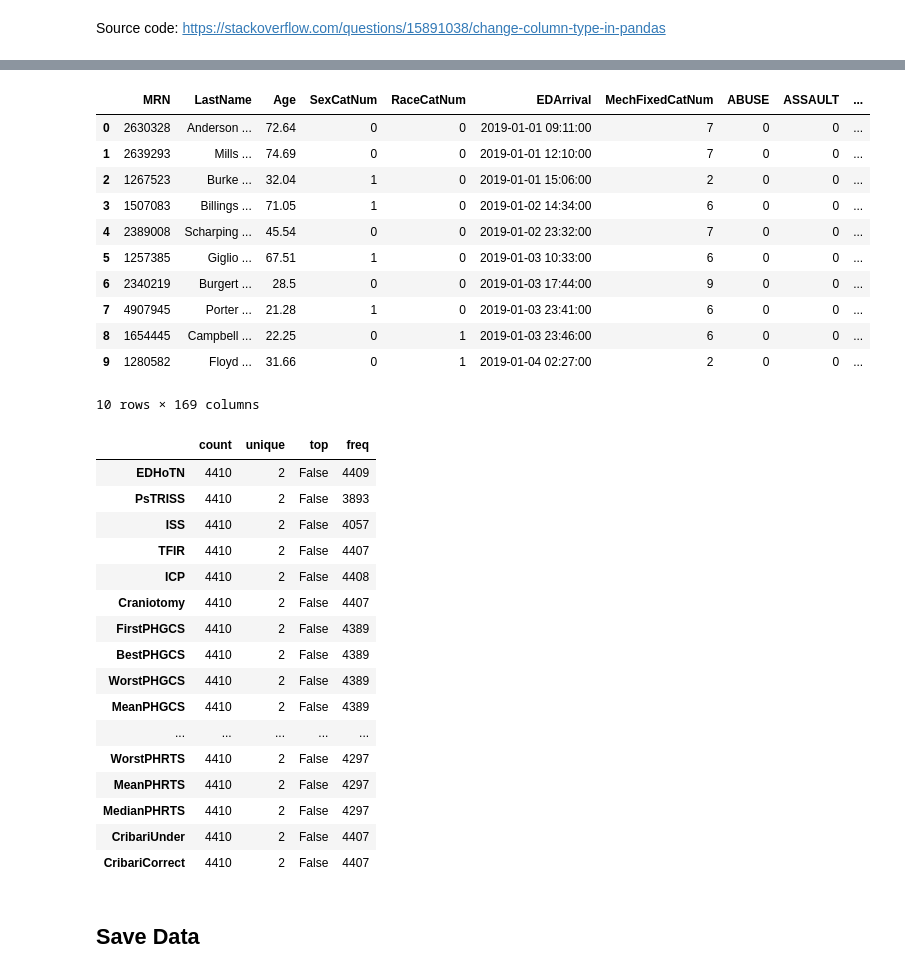
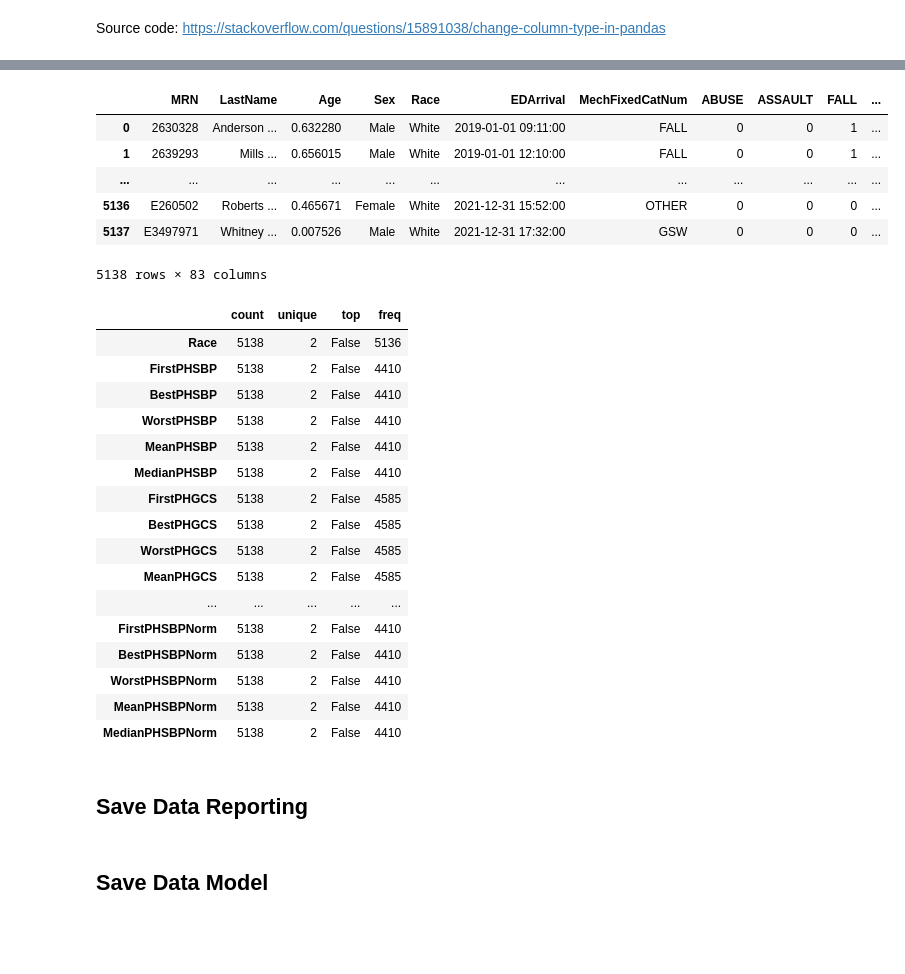
Before and after one commit to Rishabhkandoi/CapstoneUR, a Jupyter notebook: Code/DataPrep/TraumaDetectionDataExploration.ipynb, the cells around one changed output, grey strips where cells are left out. Cells and saved outputs as stored; diff of their text form; code cells hidden in the pictures; blank space fills up the shorter version.

```diff
--- a/Code/DataPrep/TraumaDetectionDataExploration.ipynb
+++ b/Code/DataPrep/TraumaDetectionDataExploration.ipynb
@@ -350,4 +399,5 @@ processed_data["IBD"] = processed_data["IBD"].astype(int)
 # %%
-# Creating one-hot encoding
-
-processed_data = pd.get_dummies(processed_data, columns=['Race', 'MechFixed', 'NFTILevel'])
+all_vars_data = pd.concat([all_vars_data,
+                           pd.get_dummies(all_vars_data[['Race', 'Sex', 'BvsPIdx']],
+                                          columns=['Race', 'Sex', 'BvsPIdx'])],
+                          axis=1)
@@ -376,0 +404,10 @@ processed_data = processed_data.drop(['Comorbids'], axis=1)
+# %%
+# Convert True/False to 1-0
+cols = all_vars_data.dtypes[all_vars_data.dtypes == 'boolean'].index
+all_vars_data[cols] = all_vars_data[cols].apply(np.int64)
+# %%
+# Converting Yes/No Column to 1/0
+all_vars_data['ChestTube'] = all_vars_data['ChestTube'].map({'Yes': 1, 'No': 0})
+all_vars_data['EmergentIntubation'] = all_vars_data['EmergentIntubation'].map({'Yes': 1, 'No': 0})
+all_vars_data['ICP'] = all_vars_data['ICP'].map({'Yes': 1, 'No': 0})
+all_vars_data['Craniotomy'] = all_vars_data['Craniotomy'].map({'Yes': 1, 'No': 0})
@@ -376,0 +418,2 @@ processed_data = processed_data.drop(['Comorbids'], axis=1)
+# %%
+all_vars_data.rename(columns={'PredActivation': 'ActivationLevel'}, inplace=True)
@@ -390,35 +435,31 @@ processed_data.describe()
 # %%
-processed_data.head(10)
+with pd.option_context('display.max_rows', 5, 'display.max_columns', None):
+    display(all_vars_data)
 # %% [output]
-|  | MRN | LastName | Age | SexCatNum | RaceCatNum | EDArrival | MechFixedCatNum | ABUSE | ASSAULT | ... |
-| 0 | 2630328 | Anderson ... | 72.64 | 0 | 0 | 2019-01-01 09:11:00 | 7 | 0 | 0 | ... |
-| 1 | 2639293 | Mills ... | 74.69 | 0 | 0 | 2019-01-01 12:10:00 | 7 | 0 | 0 | ... |
-| 2 | 1267523 | Burke ... | 32.04 | 1 | 0 | 2019-01-01 15:06:00 | 2 | 0 | 0 | ... |
-| 3 | 1507083 | Billings ... | 71.05 | 1 | 0 | 2019-01-02 14:34:00 | 6 | 0 | 0 | ... |
-| 4 | 2389008 | Scharping ... | 45.54 | 0 | 0 | 2019-01-02 23:32:00 | 7 | 0 | 0 | ... |
-| 5 | 1257385 | Giglio ... | 67.51 | 1 | 0 | 2019-01-03 10:33:00 | 6 | 0 | 0 | ... |
-| 6 | 2340219 | Burgert ... | 28.5 | 0 | 0 | 2019-01-03 17:44:00 | 9 | 0 | 0 | ... |
-| 7 | 4907945 | Porter ... | 21.28 | 1 | 0 | 2019-01-03 23:41:00 | 6 | 0 | 0 | ... |
-| 8 | 1654445 | Campbell ... | 22.25 | 0 | 1 | 2019-01-03 23:46:00 | 6 | 0 | 0 | ... |
-| 9 | 1280582 | Floyd ... | 31.66 | 0 | 1 | 2019-01-04 02:27:00 | 2 | 0 | 0 | ... |
+|  | MRN | LastName | Age | Sex | Race | EDArrival | MechFixedCatNum | ABUSE | ASSAULT | FALL | ... |
+| 0 | 2630328 | Anderson ... | 0.632280 | Male | White | 2019-01-01 09:11:00 | FALL | 0 | 0 | 1 | ... |
+| 1 | 2639293 | Mills ... | 0.656015 | Male | White | 2019-01-01 12:10:00 | FALL | 0 | 0 | 1 | ... |
+| ... | ... | ... | ... | ... | ... | ... | ... | ... | ... | ... | ... |
+| 5136 | E260502 | Roberts ... | 0.465671 | Female | White | 2021-12-31 15:52:00 | OTHER | 0 | 0 | 0 | ... |
+| 5137 | E3497971 | Whitney ... | 0.007526 | Male | White | 2021-12-31 17:32:00 | GSW | 0 | 0 | 0 | ... |
-10 rows × 169 columns
+5138 rows × 83 columns
 # %%
-processed_data.isna().describe().T[processed_data.isna().describe().T.unique > 1]
+all_vars_data.isna().describe().T[all_vars_data.isna().describe().T.unique > 1]
 # %% [output]
 |  | count | unique | top | freq |
-| EDHoTN | 4410 | 2 | False | 4409 |
-| PsTRISS | 4410 | 2 | False | 3893 |
-| ISS | 4410 | 2 | False | 4057 |
-| TFIR | 4410 | 2 | False | 4407 |
-| ICP | 4410 | 2 | False | 4408 |
-| Craniotomy | 4410 | 2 | False | 4407 |
-| FirstPHGCS | 4410 | 2 | False | 4389 |
-| BestPHGCS | 4410 | 2 | False | 4389 |
-| WorstPHGCS | 4410 | 2 | False | 4389 |
-| MeanPHGCS | 4410 | 2 | False | 4389 |
+| Race | 5138 | 2 | False | 5136 |
+| FirstPHSBP | 5138 | 2 | False | 4410 |
+| BestPHSBP | 5138 | 2 | False | 4410 |
+| WorstPHSBP | 5138 | 2 | False | 4410 |
+| MeanPHSBP | 5138 | 2 | False | 4410 |
+| MedianPHSBP | 5138 | 2 | False | 4410 |
+| FirstPHGCS | 5138 | 2 | False | 4585 |
+| BestPHGCS | 5138 | 2 | False | 4585 |
+| WorstPHGCS | 5138 | 2 | False | 4585 |
+| MeanPHGCS | 5138 | 2 | False | 4585 |
 | ... | ... | ... | ... | ... |
-| WorstPHRTS | 4410 | 2 | False | 4297 |
-| MeanPHRTS | 4410 | 2 | False | 4297 |
-| MedianPHRTS | 4410 | 2 | False | 4297 |
-| CribariUnder | 4410 | 2 | False | 4407 |
-| CribariCorrect | 4410 | 2 | False | 4407 |
+| FirstPHSBPNorm | 5138 | 2 | False | 4410 |
+| BestPHSBPNorm | 5138 | 2 | False | 4410 |
+| WorstPHSBPNorm | 5138 | 2 | False | 4410 |
+| MeanPHSBPNorm | 5138 | 2 | False | 4410 |
+| MedianPHSBPNorm | 5138 | 2 | False | 4410 |
@@ -427,3 +466,3 @@ all_vars_data = processed_data
 # %% [markdown]
-## Save Data
+## Save Data Reporting
 # %%
@@ -432,0 +471,2 @@ all_vars_data.to_csv("{}/{}".format(folder_loc, output_file), index = False)
+# %% [markdown]
+## Save Data Model
```
Also changed, not shown: parts of 51 cells of this notebook.
